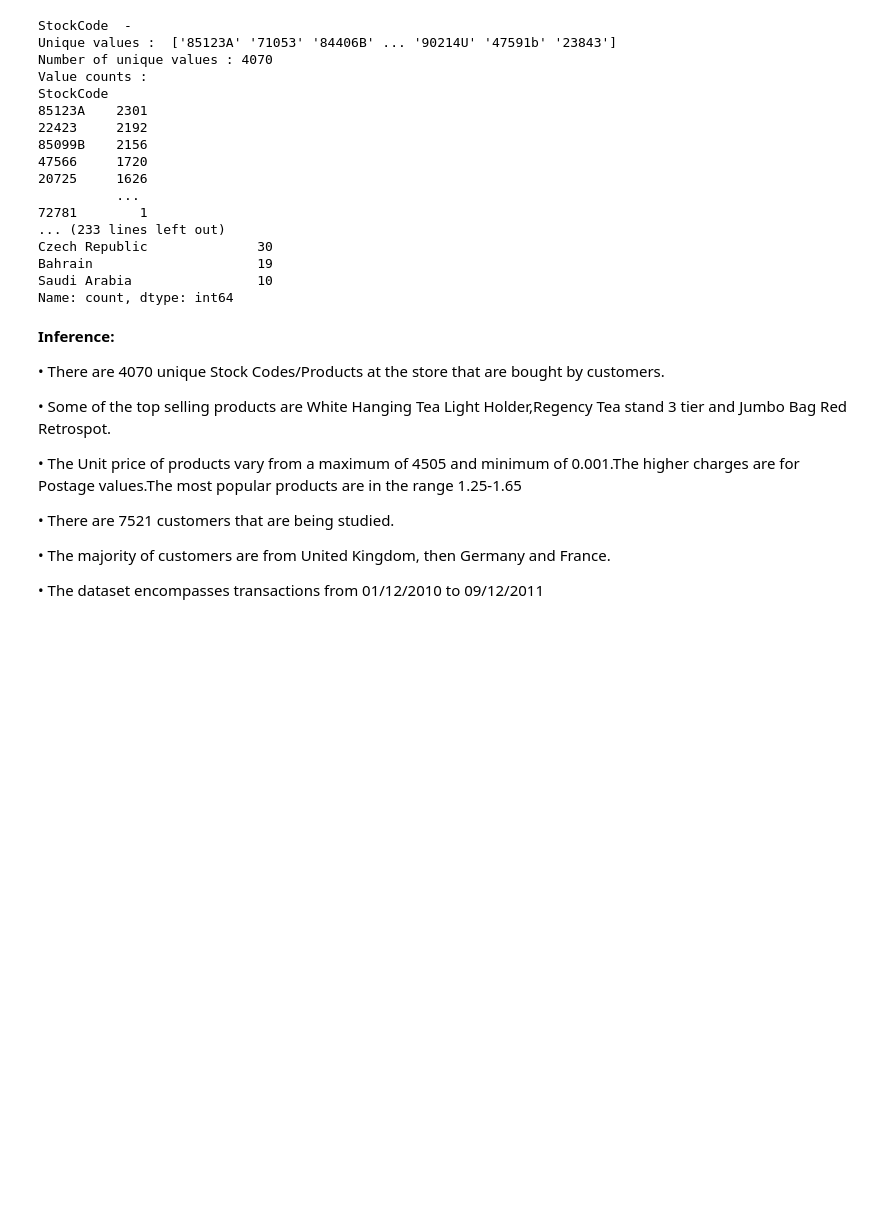
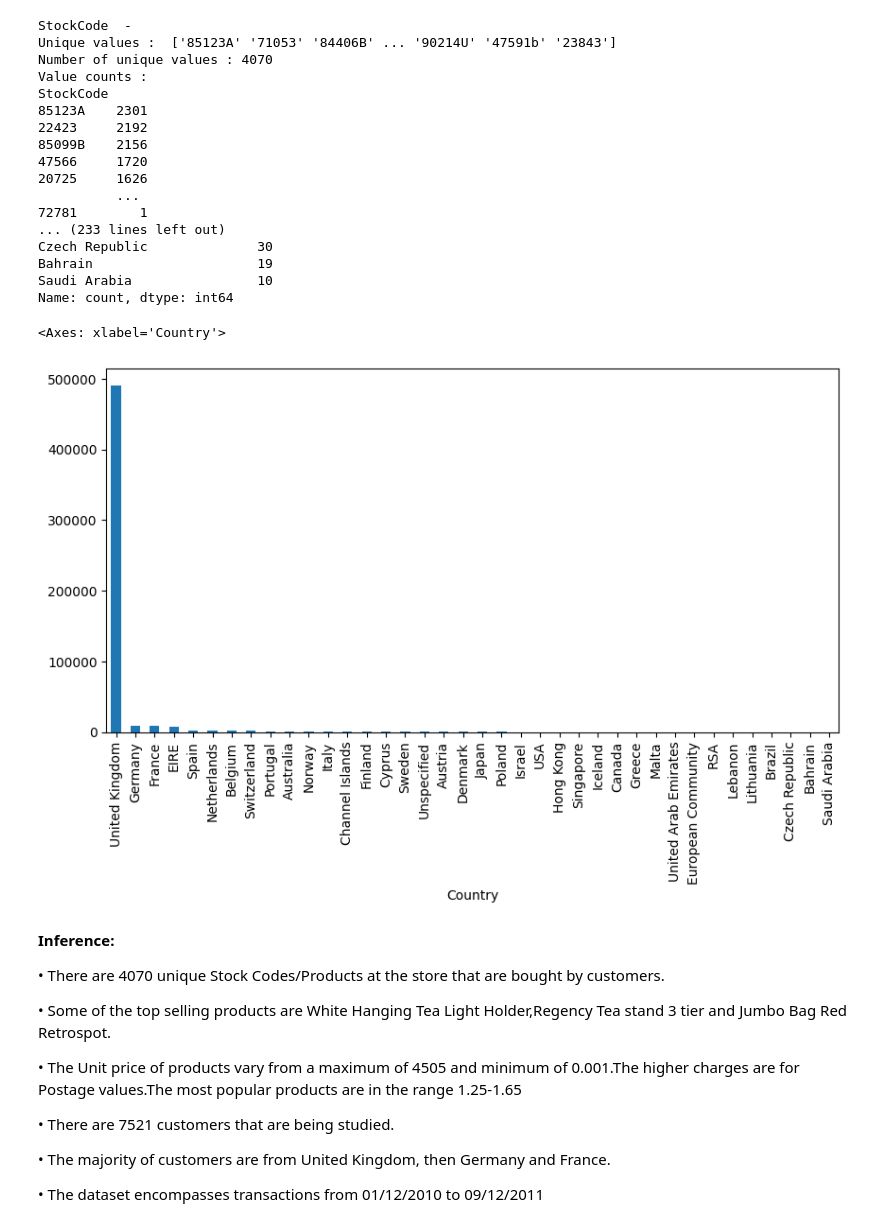
Before and after one commit to Rgvk1/my-projects, a Jupyter notebook: Final_CRM_Capstone.ipynb, the cells around one changed output. Cells and saved outputs as stored; diff of their text form; code cells hidden in the pictures; blank space fills up the shorter version.

```diff
--- a/Final_CRM_Capstone.ipynb
+++ b/Final_CRM_Capstone.ipynb
@@ -274,6 +274,13 @@ Czech Republic              30
 Bahrain                     19
 Saudi Arabia                10
 Name: count, dtype: int64
+# %%
+#Let's plot the countrywise distribution of customers
+plt.figure(figsize=(10,5))
+df['Country'].value_counts().plot(kind='bar')
+# %% [output]
+<Axes: xlabel='Country'>
+[figure, added]
 # %% [markdown]
 **Inference:**
 
```
Also changed, not shown: parts of 2 cells of this notebook.
